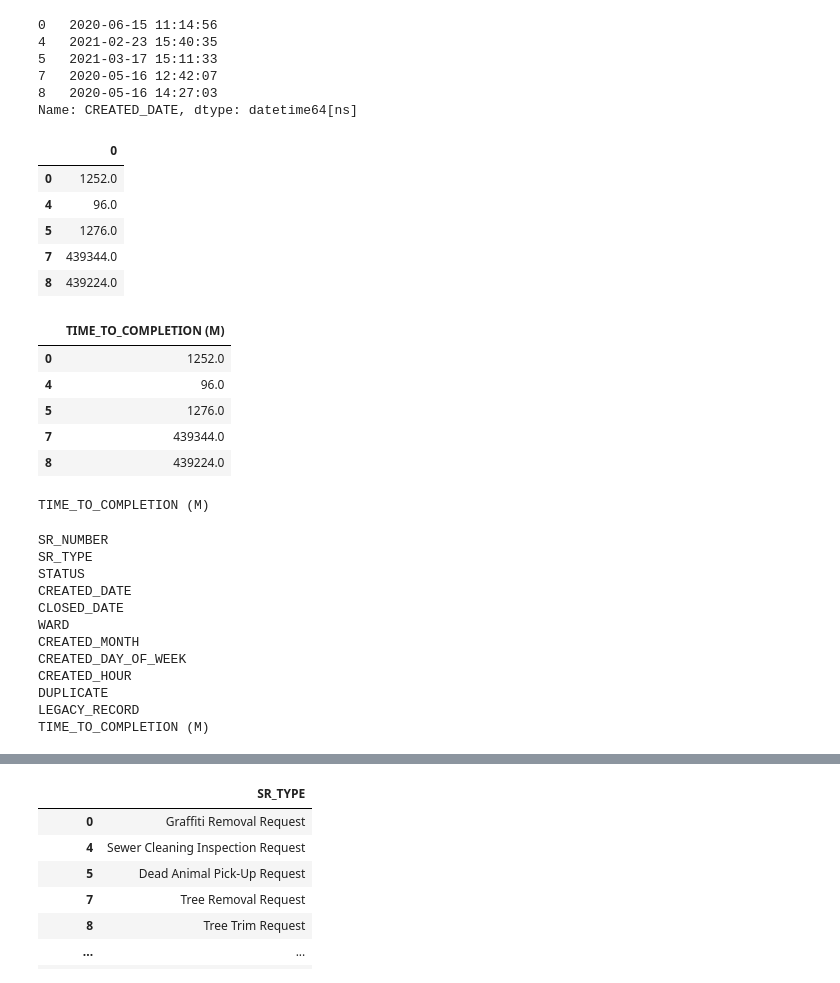
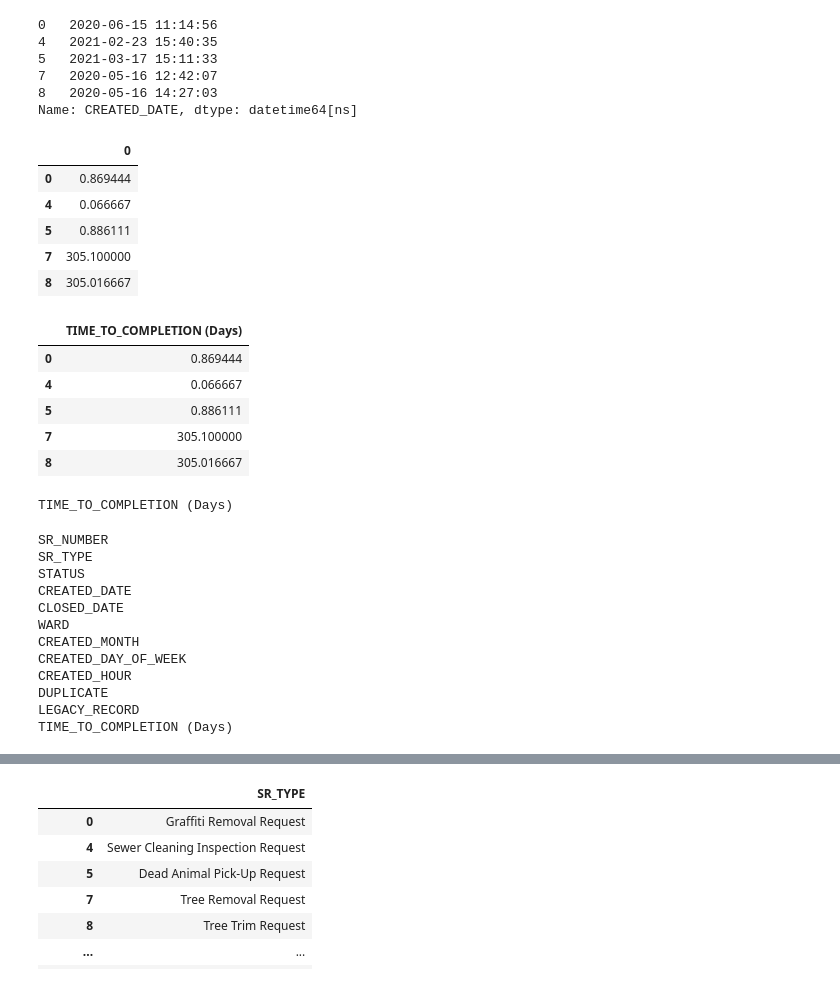
Before and after one commit to schwamb/311-service-project, a Jupyter notebook: 311_service_request.ipynb, the cells around one changed output, grey strips where cells are left out. Saved outputs shown, nothing was run; the diff lists cells and outputs as text; code cells hidden in the pictures.

```diff
--- a/311_service_request.ipynb
+++ b/311_service_request.ipynb
@@ -151,32 +151,32 @@ Name: CREATED_DATE, dtype: datetime64[ns]
 # %%
 service_requests_closed_dates = pd.to_datetime(service_requests.CLOSED_DATE)
 # %%
-time_to_close = (service_requests_closed_dates - service_requests_DATES).astype('timedelta64[m]')
+time_to_close = ((service_requests_closed_dates - service_requests_DATES).astype('timedelta64[m]')/1440)
 
 duration_df = time_to_close.to_frame()
 duration_df.head()
 # %% [output]
 |  | 0 |
-| 0 | 1252.0 |
-| 4 | 96.0 |
-| 5 | 1276.0 |
-| 7 | 439344.0 |
-| 8 | 439224.0 |
+| 0 | 0.869444 |
+| 4 | 0.066667 |
+| 5 | 0.886111 |
+| 7 | 305.100000 |
+| 8 | 305.016667 |
 # %%
-duration_df.rename(columns = {0:'TIME_TO_COMPLETION (M)'}, inplace = True)
+duration_df.rename(columns = {0:'TIME_TO_COMPLETION (Days)'}, inplace = True)
 duration_df.head()
 # %% [output]
-|  | TIME_TO_COMPLETION (M) |
-| 0 | 1252.0 |
-| 4 | 96.0 |
-| 5 | 1276.0 |
-| 7 | 439344.0 |
-| 8 | 439224.0 |
+|  | TIME_TO_COMPLETION (Days) |
+| 0 | 0.869444 |
+| 4 | 0.066667 |
+| 5 | 0.886111 |
+| 7 | 305.100000 |
+| 8 | 305.016667 |
 # %%
 for col in duration_df.columns:
     print(col)
 # %% [output]
-TIME_TO_COMPLETION (M)
+TIME_TO_COMPLETION (Days)
 # %%
 service_requests_with_time = service_requests.join(duration_df, lsuffix='_caller', rsuffix='_other')
 # %%
@@ -194,5 +194,5 @@ CREATED_DAY_OF_WEEK
 CREATED_HOUR
 DUPLICATE
 LEGACY_RECORD
-TIME_TO_COMPLETION (M)
+TIME_TO_COMPLETION (Days)
 # %%
```
Also changed, not shown: parts of 18 cells of this notebook, 7 other files.
